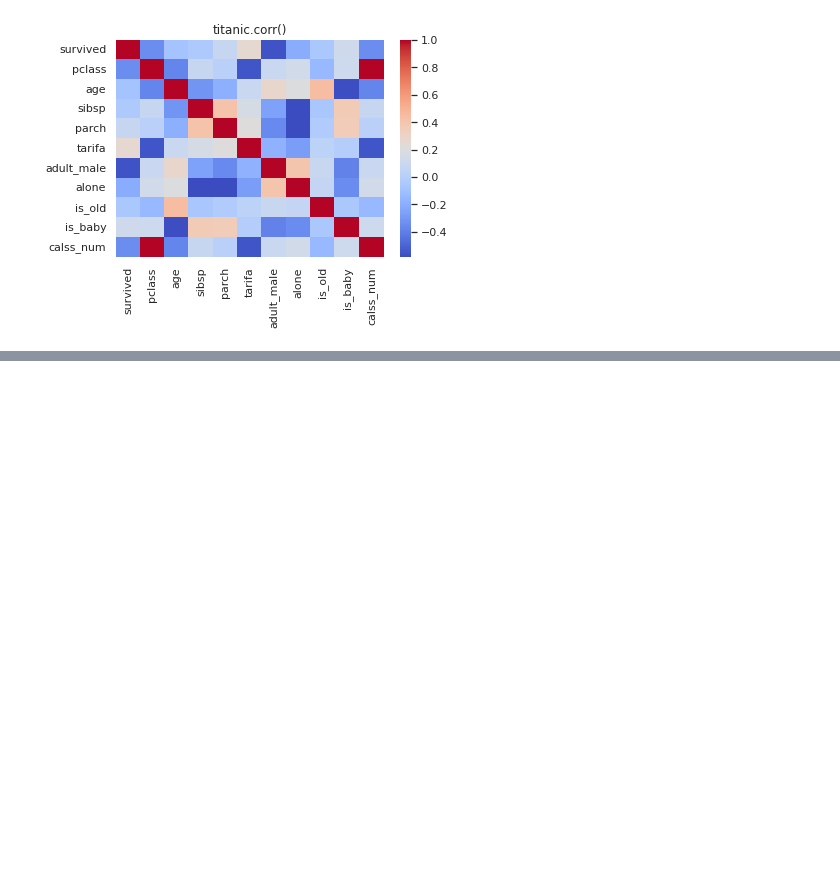
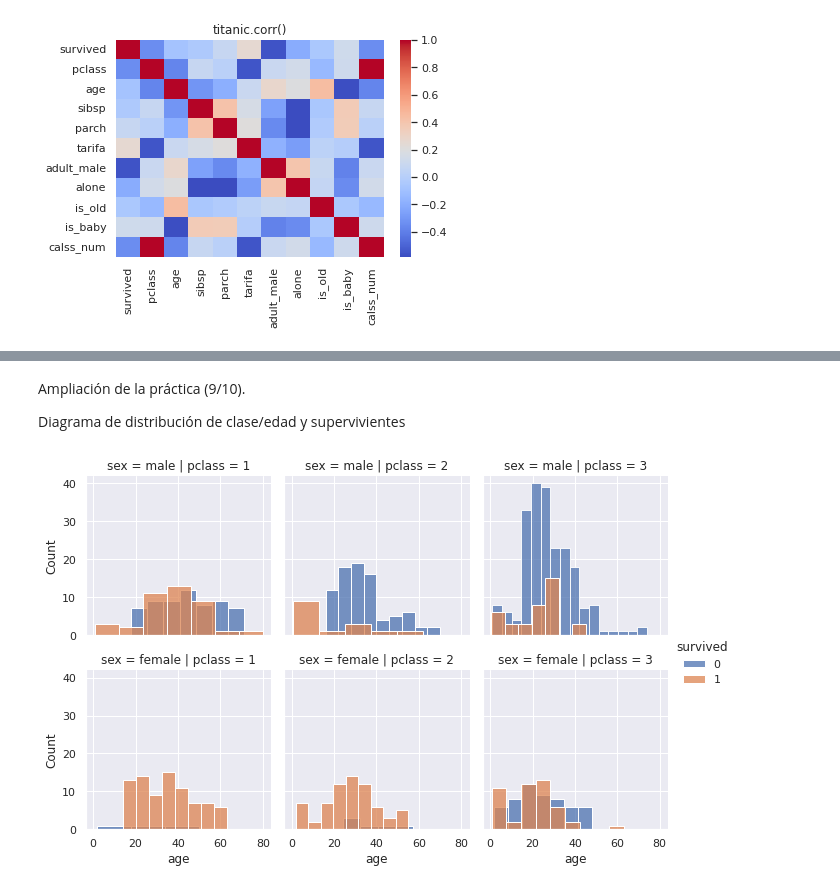
Before and after one commit to oscarmbddc/Visualizacion--AGs, a Jupyter notebook: AG3_Visualizacion_Oscar_Segura.ipynb, the cells around one changed output, grey strips where cells are left out. Drawn from its saved outputs; the diff is of its cells as text; code cells hidden in the pictures; blank space fills up the shorter version.

```diff
--- a/AG3_Visualizacion_Oscar_Segura.ipynb
+++ b/AG3_Visualizacion_Oscar_Segura.ipynb
@@ -146,0 +162,16 @@ Text(0.5, 1.0, 'titanic.corr()')
+# %% [markdown]
+Ampliación de la práctica (9/10).
+
+Diagrama de distribución de clase/edad y supervivientes
+# %%
+#Cambiamos el font
+sns.set(font_scale=1)
+#FacetGrid, para construir la matriz de gráficos
+#Tenemos que representar varias dimensiones, lo hacemos con row, col y hue.
+#hue es para la tercera dimensión que en nuestro caso es survived
+g = sns.FacetGrid(titanic, row='sex',col='pclass', hue="survived")
+g.map(sns.histplot, "age")
+g.add_legend() # Para mostrar la leyenda, en este caso es necesario
+plt.show()
+# %% [output]
+[figure, added]
```
Also changed, not shown: parts of 9 cells of this notebook.
